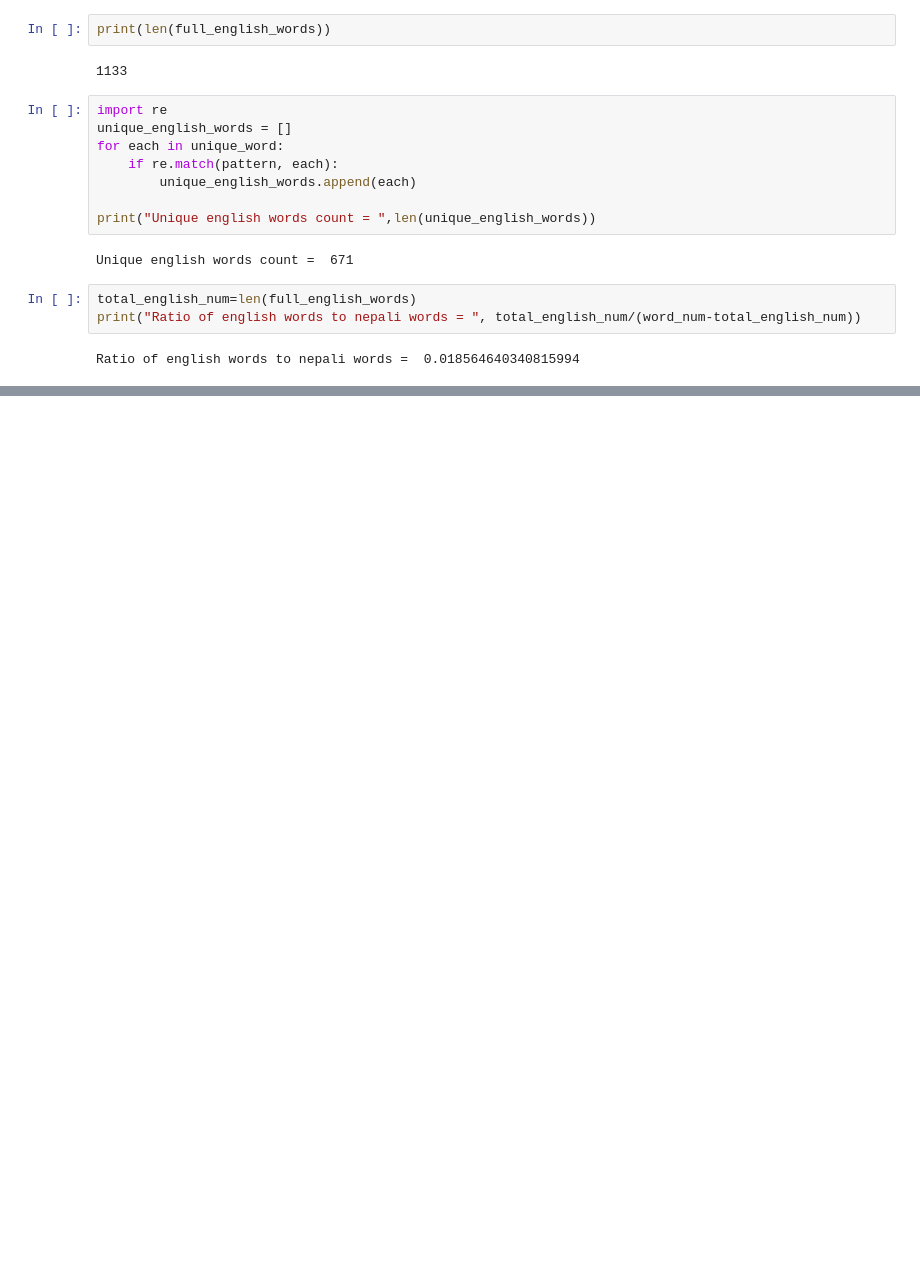
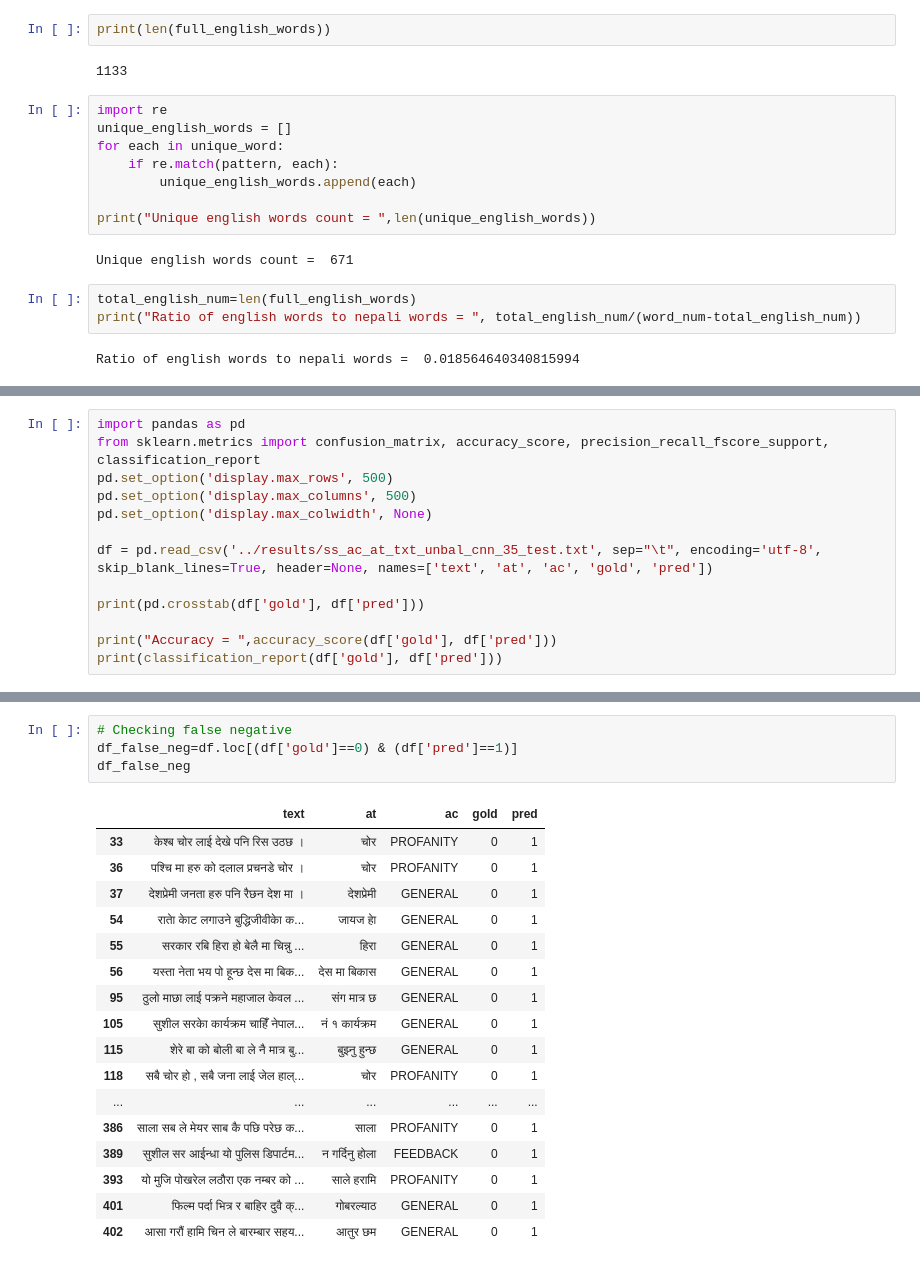
Before and after one commit to oya163/nepali-sentiment-analysis, a Jupyter notebook: playground/playground.ipynb, the cells around one changed output, grey strips where cells are left out. Drawn from its saved outputs; the diff is of its cells as text; blank space fills up the shorter version.

Commit message:
Added confusion matrix and moved wikitext to another folder

```diff
--- a/playground/playground.ipynb
+++ b/playground/playground.ipynb
@@ -578,0 +583,13 @@ Ratio of english words to nepali words =  0.018564640340815994
+# %%
+import pandas as pd
+from sklearn.metrics import confusion_matrix, accuracy_score, precision_recall_fscore_support, classification_report
+pd.set_option('display.max_rows', 500)
+pd.set_option('display.max_columns', 500)
+pd.set_option('display.max_colwidth', None)
+
+df = pd.read_csv('../results/ss_ac_at_txt_unbal_cnn_35_test.txt', sep="\t", encoding='utf-8', skip_blank_lines=True, header=None, names=['text', 'at', 'ac', 'gold', 'pred'])
+
+print(pd.crosstab(df['gold'], df['pred']))
+
+print("Accuracy = ",accuracy_score(df['gold'], df['pred']))
+print(classification_report(df['gold'], df['pred']))
@@ -578,0 +610,22 @@ Ratio of english words to nepali words =  0.018564640340815994
+# %%
+# Checking false negative
+df_false_neg=df.loc[(df['gold']==0) & (df['pred']==1)]
+df_false_neg
+# %% [output]
+|  | text | at | ac | gold | pred |
+| 33 | केश्ब चोर लाई देखे पनि रिस उठछ । | चोर | PROFANITY | 0 | 1 |
+| 36 | पश्चि मा हरु को दलाल प्रचनडे चोर । | चोर | PROFANITY | 0 | 1 |
+| 37 | देशप्रेमी जनता हरु पनि रैछन देश मा । | देशप्रेमी | GENERAL | 0 | 1 |
+| 54 | राताे काेट लगाउने बुद्धिजीवीकाे क... | जायज हाे | GENERAL | 0 | 1 |
+| 55 | सरकार रबि हिरा हो बेलै मा चिन्नु ... | हिरा | GENERAL | 0 | 1 |
+| 56 | यस्ता नेता भय पो हून्छ देस मा बिक... | देस मा बिकास | GENERAL | 0 | 1 |
+| 95 | ठुलो माछा लाई पक्रने महाजाल केवल ... | संग मात्र छ | GENERAL | 0 | 1 |
+| 105 | सुशील सरकाे कार्यक्रम चाहिँ नेपाल... | नं १ कार्यक्रम | GENERAL | 0 | 1 |
+| 115 | शेरे बा को बोली बा ले नै मात्र बु... | बुझ्नु हुन्छ | GENERAL | 0 | 1 |
+| 118 | सबै चोर हो , सबै जना लाई जेल हाल्... | चोर | PROFANITY | 0 | 1 |
+| ... | ... | ... | ... | ... | ... |
+| 386 | साला सब ले मेयर साब कै पछि परेछ क... | साला | PROFANITY | 0 | 1 |
+| 389 | सुशील सर आईन्धा यो पुलिस डिपार्टम... | न गर्दिनु होला | FEEDBACK | 0 | 1 |
+| 393 | यो मुजि पोखरेल लठौरा एक नम्बर को ... | साले हरामि | PROFANITY | 0 | 1 |
+| 401 | फिल्म पर्दा भित्र र बाहिर दुवै क्... | गोबरल्याठ | GENERAL | 0 | 1 |
+| 402 | आसा गरौं हामि चिन ले बारम्बार सहय... | आतुर छम | GENERAL | 0 | 1 |
```
Also changed, not shown: parts of 12 cells of this notebook, 1 other file.
